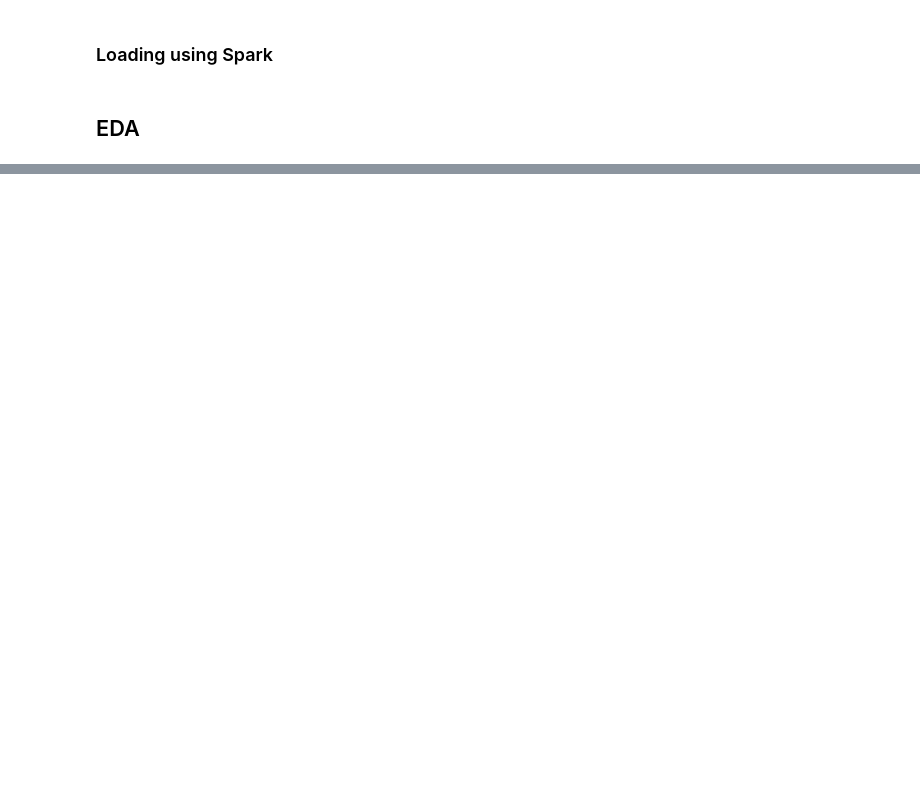
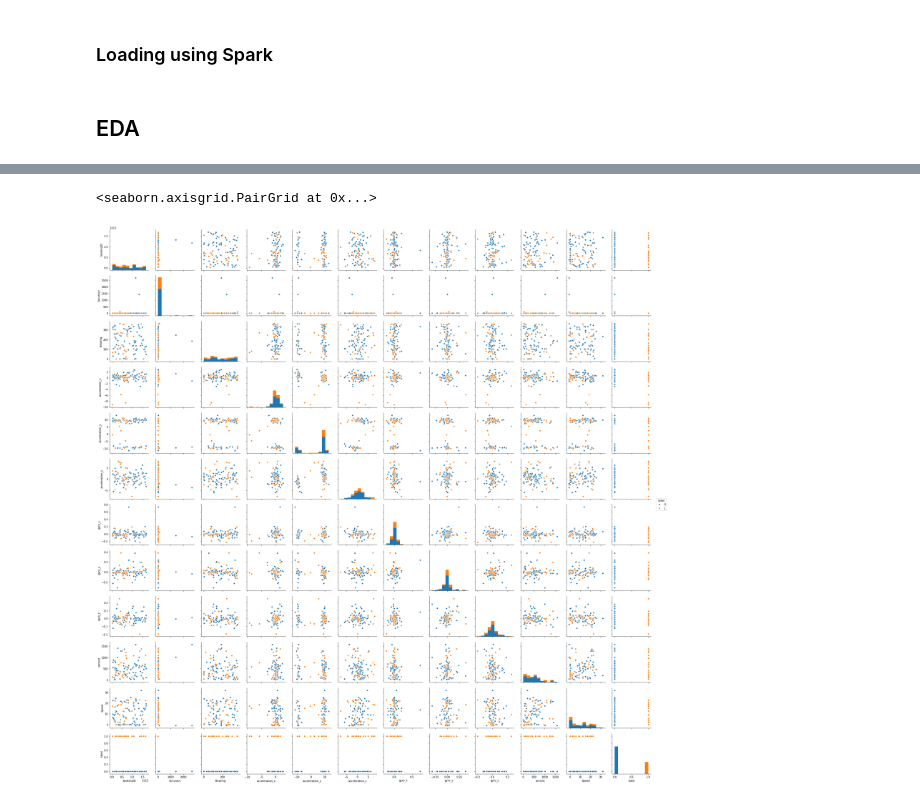
Before and after one commit to PrinceJavier/grab-ai, a Jupyter notebook: grab-ai-eda.ipynb, the cells around one changed output, grey strips where cells are left out. Cells and saved outputs as stored; diff of their text form; code cells hidden in the pictures; blank space fills up the shorter version.

```diff
--- a/grab-ai-eda.ipynb
+++ b/grab-ai-eda.ipynb
@@ -322,0 +298,5 @@ df_feats_labels.head()
+# %%
+# load saved combined dataset
+save_path = "data/feats_labels.csv"
+df_feats_labels0 = pd.read_csv(save_path)
+df_feats_labels0.head()
@@ -322,0 +310,4 @@ df_feats_labels.head()
+# %%
+# drop bookingID
+df_feats_labels = df_feats_labels0.drop("bookingID", axis=1)
+df_feats_labels.head()
@@ -322,0 +339,7 @@ df_feats_labels.head()
+# %%
+# we look at scatterplots between the features using a sample of 100 points
+df_sample = df_feats_labels.sample(n=100)
+sns.pairplot(df_sample, hue='label')
+# %% [output]
+<seaborn.axisgrid.PairGrid at 0x...>
+[figure, added]
```
Also changed, not shown: parts of 25 cells of this notebook.
